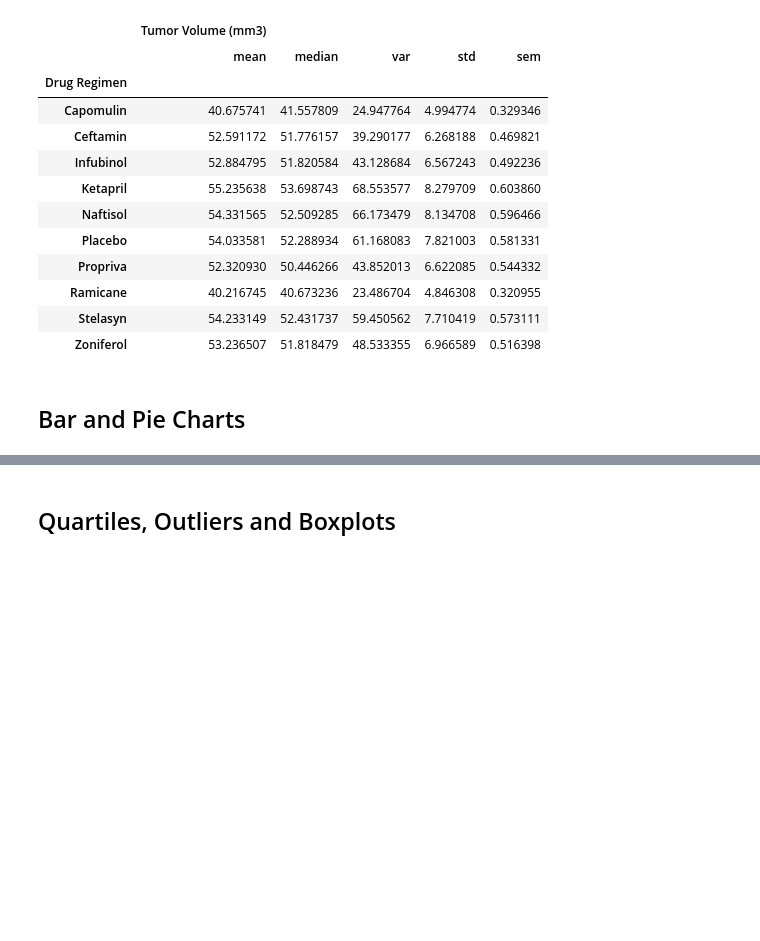
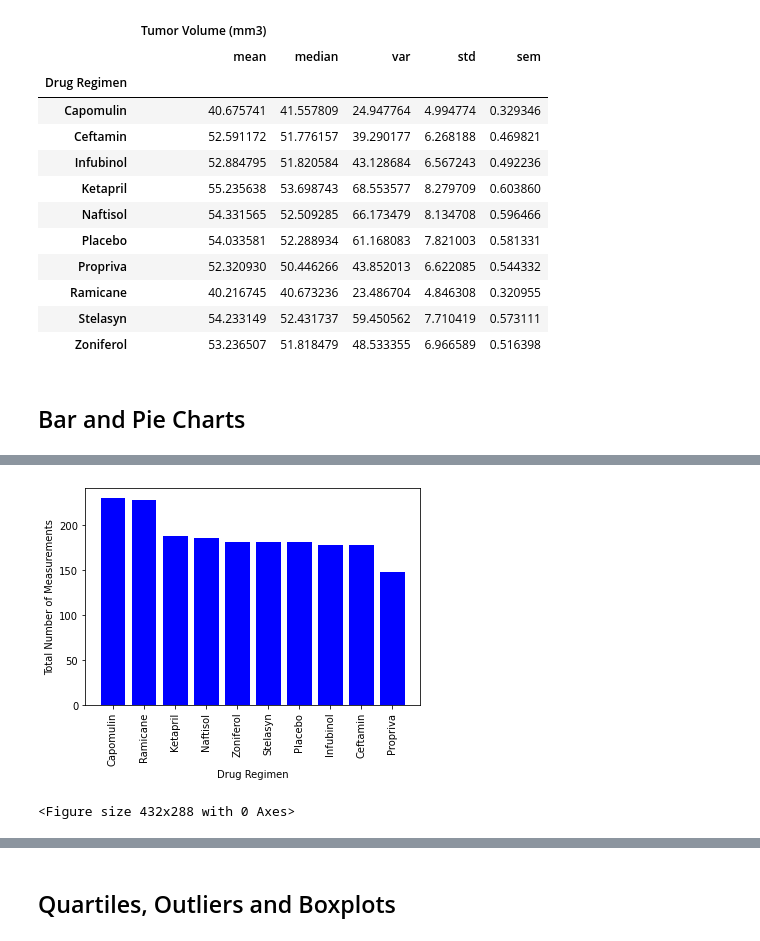
Before and after one commit to jdstrode/Matplotlib-Challenge, a Jupyter notebook: Pymaceuticals/pymaceuticals.ipynb, the cells around one changed output, grey strips where cells are left out. Cells and saved outputs as stored; diff of their text form; code cells hidden in the pictures; blank space fills up the shorter version.

```diff
--- a/Pymaceuticals/pymaceuticals.ipynb
+++ b/Pymaceuticals/pymaceuticals.ipynb
@@ -177,3 +177,6 @@ drug_stats2
 ## Bar and Pie Charts
 # %%
 # Generate a bar plot showing the total number of unique mice tested on each drug regimen using pandas.
+miceperdrug = groupbydrug["Mouse ID"].count()
+miceperdrug = miceperdrug.sort_values(ascending=False)
+drugregimen = miceperdrug.index.tolist()
@@ -247,0 +183,21 @@ plt.tight_layout()
+# %%
+x_axis = np.arange(len(miceperdrug))
+# Create a bar chart based upon the above data
+plt.bar(x_axis, miceperdrug, color="blue", align="center")
+# Create the ticks for our bar chart's x axis
+tick_locations = [value for value in x_axis]
+
+plt.xticks(tick_locations, drugregimen, color='k', rotation="vertical")
+
+# plt.title("Average Rain per State")
+plt.xlabel("Drug Regimen")
+plt.ylabel("Total Number of Measurements")
+
+plt.xlim(-0.25, len(x_axis))
+# plt.ylim(0, max(rain_df["Inches"])+10)
+
+plt.show()
+plt.tight_layout()
+# %% [output]
+[figure, added]
+<Figure size 432x288 with 0 Axes>
```
Also changed, not shown: parts of 5 cells of this notebook.
